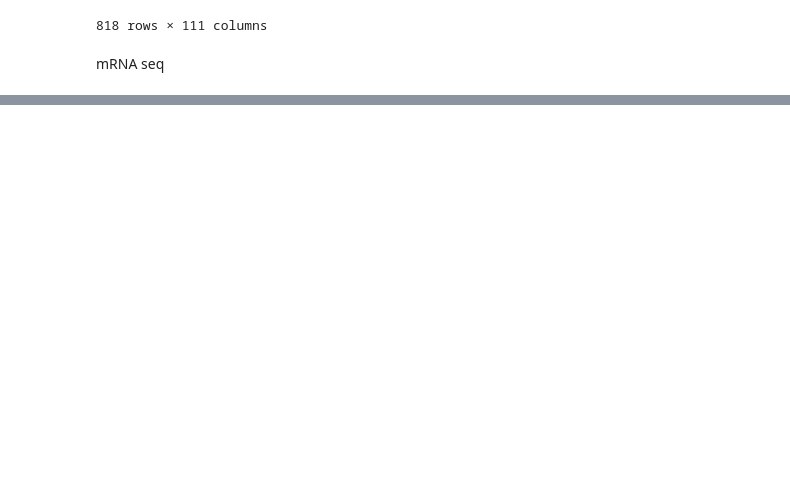
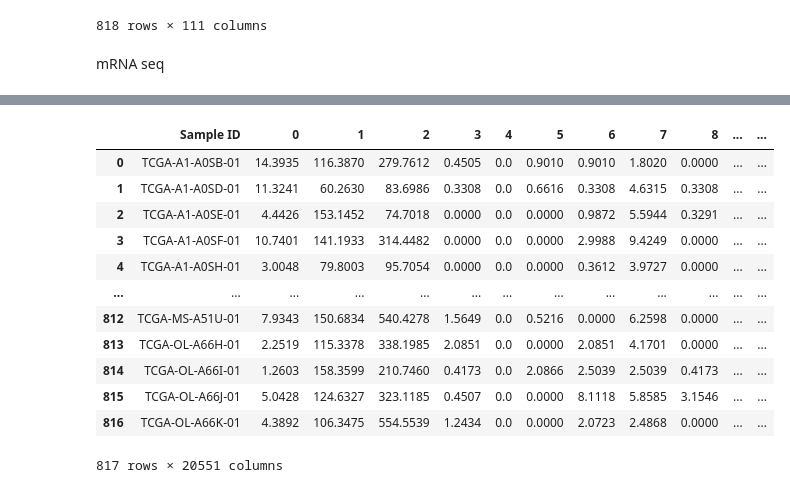
Before and after one commit to Fasmanuel2002/UPSA_Thesis_Research, a Jupyter notebook: research/notebooks/Clinical_data.ipynb, the cells around one changed output, grey strips where cells are left out. Cells and saved outputs as stored; diff of their text form; code cells hidden in the pictures; blank space fills up the shorter version.

Commit message:
Merged the dataset

```diff
--- a/research/notebooks/Clinical_data.ipynb
+++ b/research/notebooks/Clinical_data.ipynb
@@ -165,0 +173,16 @@ df_mRNA_transformed
+# %%
+df_merged = pd.merge(df_mRNA_final, df_clincal_data, right_on="Sample ID", left_on="Sample ID")
+# %% [output]
+|  | Sample ID | 0 | 1 | 2 | 3 | 4 | 5 | 6 | 7 | 8 | ... | ... |
+| 0 | TCGA-A1-A0SB-01 | 14.3935 | 116.3870 | 279.7612 | 0.4505 | 0.0 | 0.9010 | 0.9010 | 1.8020 | 0.0000 | ... | ... |
+| 1 | TCGA-A1-A0SD-01 | 11.3241 | 60.2630 | 83.6986 | 0.3308 | 0.0 | 0.6616 | 0.3308 | 4.6315 | 0.3308 | ... | ... |
+| 2 | TCGA-A1-A0SE-01 | 4.4426 | 153.1452 | 74.7018 | 0.0000 | 0.0 | 0.0000 | 0.9872 | 5.5944 | 0.3291 | ... | ... |
+| 3 | TCGA-A1-A0SF-01 | 10.7401 | 141.1933 | 314.4482 | 0.0000 | 0.0 | 0.0000 | 2.9988 | 9.4249 | 0.0000 | ... | ... |
+| 4 | TCGA-A1-A0SH-01 | 3.0048 | 79.8003 | 95.7054 | 0.0000 | 0.0 | 0.0000 | 0.3612 | 3.9727 | 0.0000 | ... | ... |
+| ... | ... | ... | ... | ... | ... | ... | ... | ... | ... | ... | ... | ... |
+| 812 | TCGA-MS-A51U-01 | 7.9343 | 150.6834 | 540.4278 | 1.5649 | 0.0 | 0.5216 | 0.0000 | 6.2598 | 0.0000 | ... | ... |
+| 813 | TCGA-OL-A66H-01 | 2.2519 | 115.3378 | 338.1985 | 2.0851 | 0.0 | 0.0000 | 2.0851 | 4.1701 | 0.0000 | ... | ... |
+| 814 | TCGA-OL-A66I-01 | 1.2603 | 158.3599 | 210.7460 | 0.4173 | 0.0 | 2.0866 | 2.5039 | 2.5039 | 0.4173 | ... | ... |
+| 815 | TCGA-OL-A66J-01 | 5.0428 | 124.6327 | 323.1185 | 0.4507 | 0.0 | 0.0000 | 8.1118 | 5.8585 | 3.1546 | ... | ... |
+| 816 | TCGA-OL-A66K-01 | 4.3892 | 106.3475 | 554.5539 | 1.2434 | 0.0 | 0.0000 | 2.0723 | 2.4868 | 0.0000 | ... | ... |
+817 rows × 20551 columns
```
Also changed, not shown: parts of 6 cells of this notebook.
